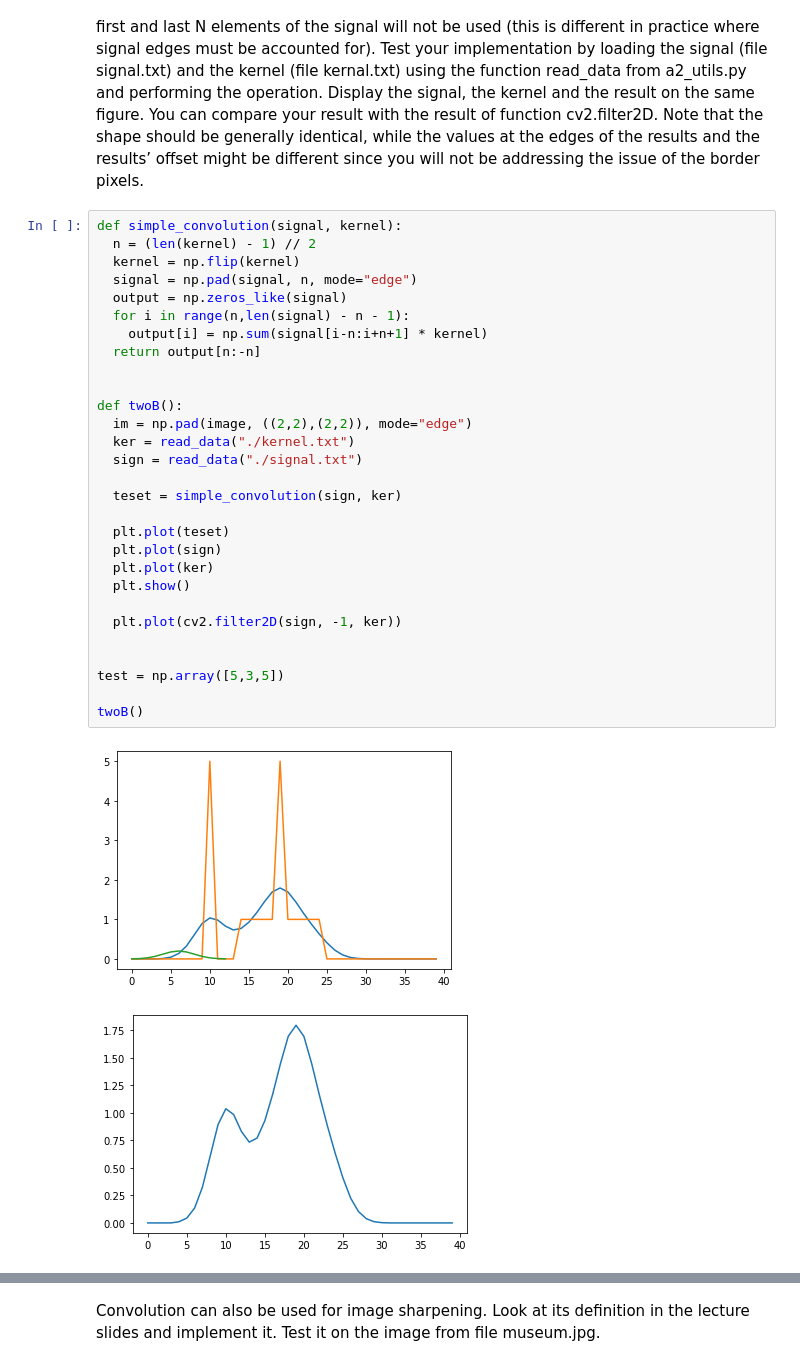
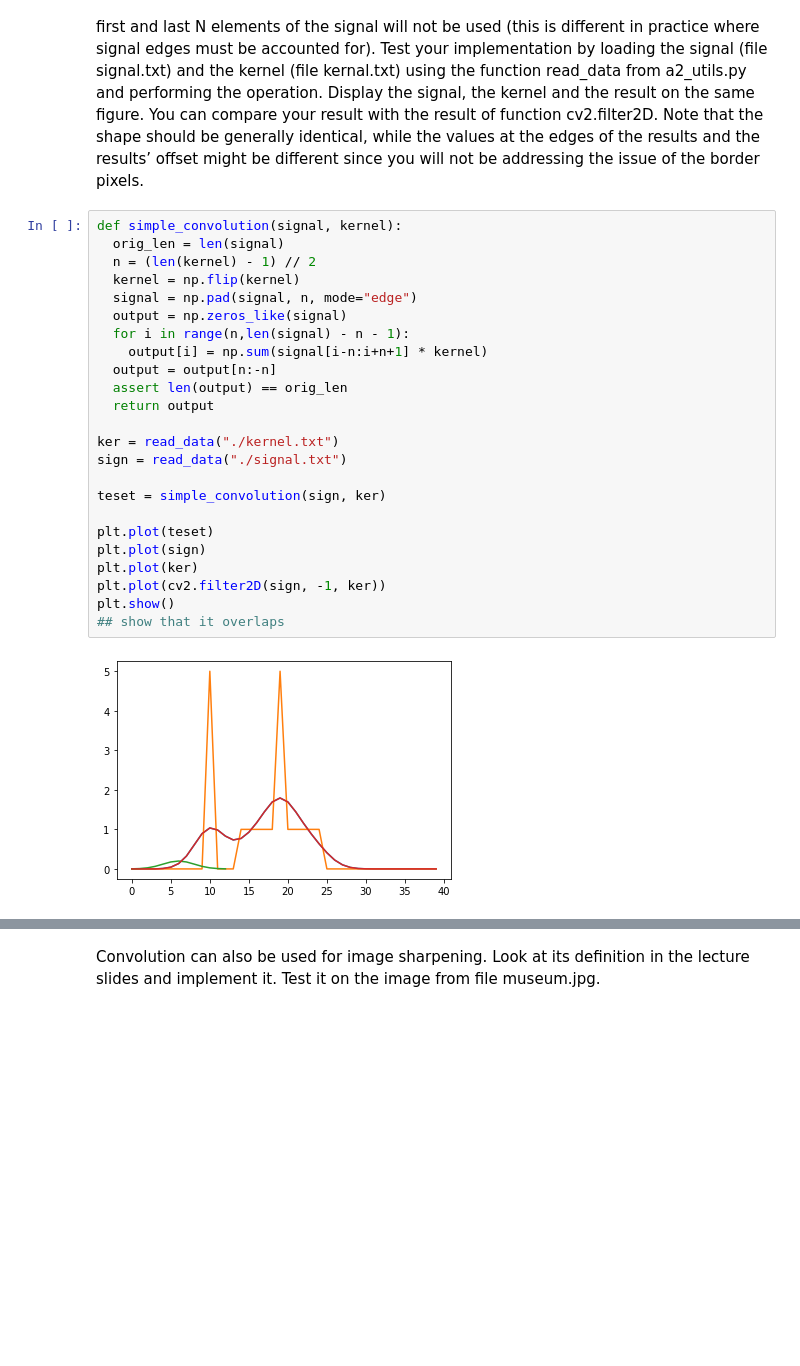
Before and after one commit to BlazBone/uz-vaje, a Jupyter notebook: assignment2/assignemnt.ipynb, the cells around one changed output, grey strips where cells are left out. Drawn from its saved outputs; the diff is of its cells as text; blank space fills up the shorter version.

```diff
--- a/assignment2/assignemnt.ipynb
+++ b/assignment2/assignemnt.ipynb
@@ -347,33 +338,27 @@ results’ offset might be different since you will not be addressing the issue
 border pixels.
 # %%
 def simple_convolution(signal, kernel):
+  orig_len = len(signal)
   n = (len(kernel) - 1) // 2
   kernel = np.flip(kernel)
   signal = np.pad(signal, n, mode="edge")
   output = np.zeros_like(signal)
   for i in range(n,len(signal) - n - 1):
     output[i] = np.sum(signal[i-n:i+n+1] * kernel)
-  return output[n:-n]
+  output = output[n:-n]
+  assert len(output) == orig_len
+  return output
 
+ker = read_data("./kernel.txt")
+sign = read_data("./signal.txt")
 
-def twoB():
-  im = np.pad(image, ((2,2),(2,2)), mode="edge")
-  ker = read_data("./kernel.txt")
-  sign = read_data("./signal.txt")
+teset = simple_convolution(sign, ker)
 
-  teset = simple_convolution(sign, ker)
-
-  plt.plot(teset)
-  plt.plot(sign)
-  plt.plot(ker)
-  plt.show()
-
-  plt.plot(cv2.filter2D(sign, -1, ker))
-
-
-test = np.array([5,3,5])
-
-twoB()
+plt.plot(teset)
+plt.plot(sign)
+plt.plot(ker)
+plt.plot(cv2.filter2D(sign, -1, ker))
+plt.show()
+## show that it overlaps
 # %% [output]
-[figure, old version]
+[figure, new version]
-[figure, removed]
```
Also changed, not shown: parts of 31 cells of this notebook, 1 other file.
